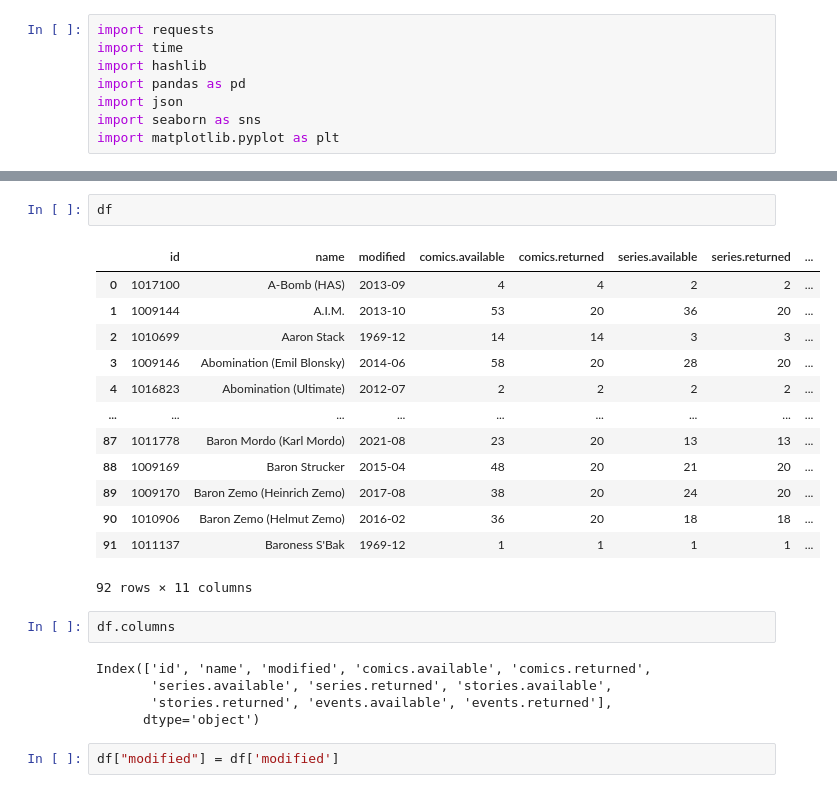
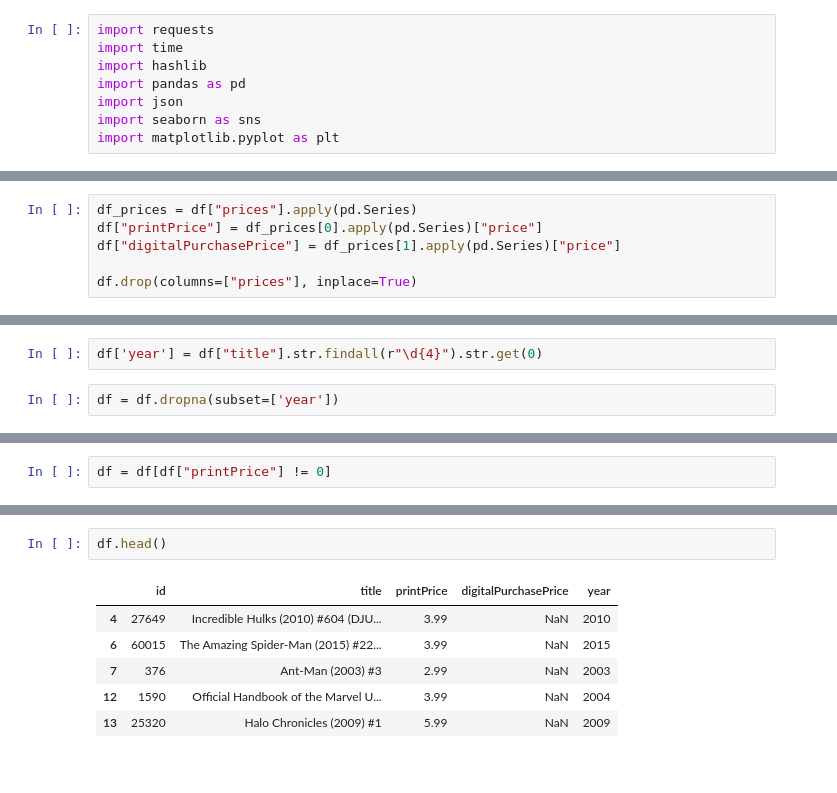
Before and after one commit to Rodrigo-Perico/aleon.ai, a Jupyter notebook: Marvel_aleon_ai.ipynb, the cells around one changed output, grey strips where cells are left out. Drawn from its saved outputs; the diff is of its cells as text.

```diff
--- a/Marvel_aleon_ai.ipynb
+++ b/Marvel_aleon_ai.ipynb
@@ -177,0 +160,6 @@ df["modified"] = df["modified"].str.split("-").str[:2].str.join("-")
+# %%
+df_prices = df["prices"].apply(pd.Series)
+df["printPrice"] = df_prices[0].apply(pd.Series)["price"]
+df["digitalPurchasePrice"] = df_prices[1].apply(pd.Series)["price"]
+
+df.drop(columns=["prices"], inplace=True)
@@ -177,0 +182,4 @@ df["modified"] = df["modified"].str.split("-").str[:2].str.join("-")
+# %%
+df['year'] = df["title"].str.findall(r"\d{4}").str.get(0)
+# %%
+df = df.dropna(subset=['year'])
@@ -177,0 +205,2 @@ df["modified"] = df["modified"].str.split("-").str[:2].str.join("-")
+# %%
+df = df[df["printPrice"] != 0]
@@ -178,25 +212,9 @@ df["modified"] = df["modified"].str.split("-").str[:2].str.join("-")
 # %%
-df
+df.head()
 # %% [output]
-|  | id | name | modified | comics.available | comics.returned | series.available | series.returned | ... |
-| 0 | 1017100 | A-Bomb (HAS) | 2013-09 | 4 | 4 | 2 | 2 | ... |
-| 1 | 1009144 | A.I.M. | 2013-10 | 53 | 20 | 36 | 20 | ... |
-| 2 | 1010699 | Aaron Stack | 1969-12 | 14 | 14 | 3 | 3 | ... |
-| 3 | 1009146 | Abomination (Emil Blonsky) | 2014-06 | 58 | 20 | 28 | 20 | ... |
-| 4 | 1016823 | Abomination (Ultimate) | 2012-07 | 2 | 2 | 2 | 2 | ... |
-| ... | ... | ... | ... | ... | ... | ... | ... | ... |
-| 87 | 1011778 | Baron Mordo (Karl Mordo) | 2021-08 | 23 | 20 | 13 | 13 | ... |
-| 88 | 1009169 | Baron Strucker | 2015-04 | 48 | 20 | 21 | 20 | ... |
-| 89 | 1009170 | Baron Zemo (Heinrich Zemo) | 2017-08 | 38 | 20 | 24 | 20 | ... |
-| 90 | 1010906 | Baron Zemo (Helmut Zemo) | 2016-02 | 36 | 20 | 18 | 18 | ... |
-| 91 | 1011137 | Baroness S'Bak | 1969-12 | 1 | 1 | 1 | 1 | ... |
+|  | id | title | printPrice | digitalPurchasePrice | year |
+| 4 | 27649 | Incredible Hulks (2010) #604 (DJU... | 3.99 | NaN | 2010 |
+| 6 | 60015 | The Amazing Spider-Man (2015) #22... | 3.99 | NaN | 2015 |
+| 7 | 376 | Ant-Man (2003) #3 | 2.99 | NaN | 2003 |
+| 12 | 1590 | Official Handbook of the Marvel U... | 3.99 | NaN | 2004 |
+| 13 | 25320 | Halo Chronicles (2009) #1 | 5.99 | NaN | 2009 |
-92 rows × 11 columns
-# %%
-df.columns
-# %% [output]
-Index(['id', 'name', 'modified', 'comics.available', 'comics.returned',
-       'series.available', 'series.returned', 'stories.available',
-       'stories.returned', 'events.available', 'events.returned'],
-      dtype='object')
-# %%
-df["modified"] = df['modified']
```
Also changed, not shown: parts of 29 cells of this notebook.
